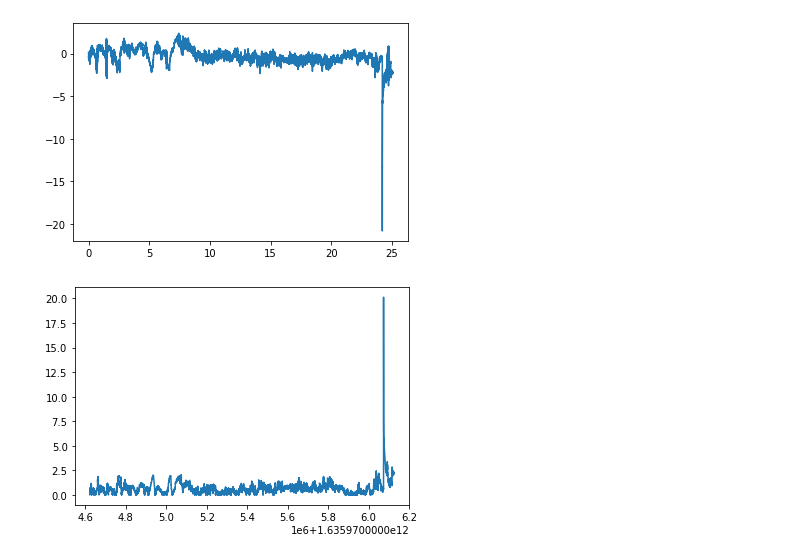
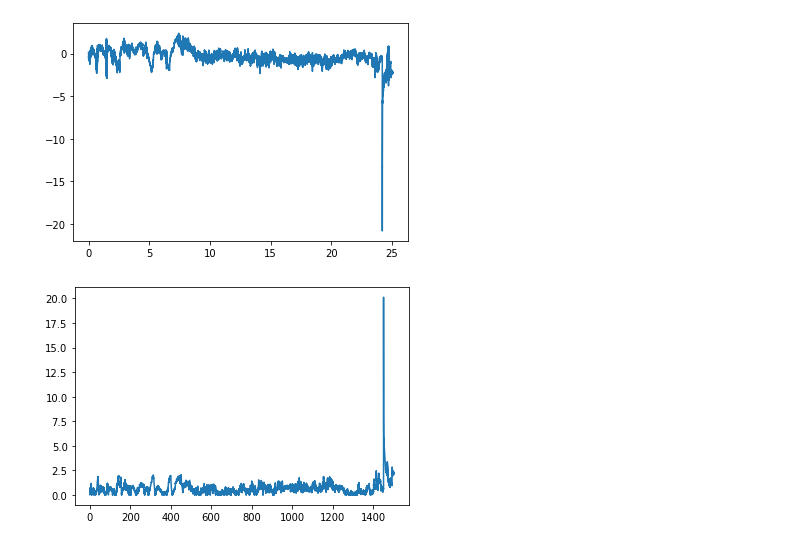
Before and after one commit to eearchey/iron_handmaidens, a Jupyter notebook: plots.ipynb, the cells around one changed output. Cells and saved outputs as stored; diff of their text form; code cells hidden in the pictures.

Commit message:
Added functionalily to preprocessor as well as implemented it in the views

```diff
--- a/plots.ipynb
+++ b/plots.ipynb
@@ -52,13 +52,13 @@ plt.show()
 # %% [output]
 [figure]
 # %%
-import preprocess
-df = pd.read_csv('data/participant1/A/Shimmer_5470.csv')
+import iron_handmaidens.data.src.preprocess as preprocess
+df = pd.read_csv('test_data/participant1/A/Shimmer_5470.csv')
 preprocessor = preprocess.Preprocess(df)
-preprocessor.calcTime()
+preprocessor.df['Time'] = preprocessor.df.index * preprocessor.frequency
 df = preprocessor.movingAverage('CH1_5470')
 df['Moving Average'] = abs(df['Moving Average'])
 plt.plot(df['Time'], df['Moving Average'])
 plt.show()
 # %% [output]
-[figure, old version]
+[figure, new version]
```
Also changed, not shown: parts of 6 cells of this notebook, 5 other files.
